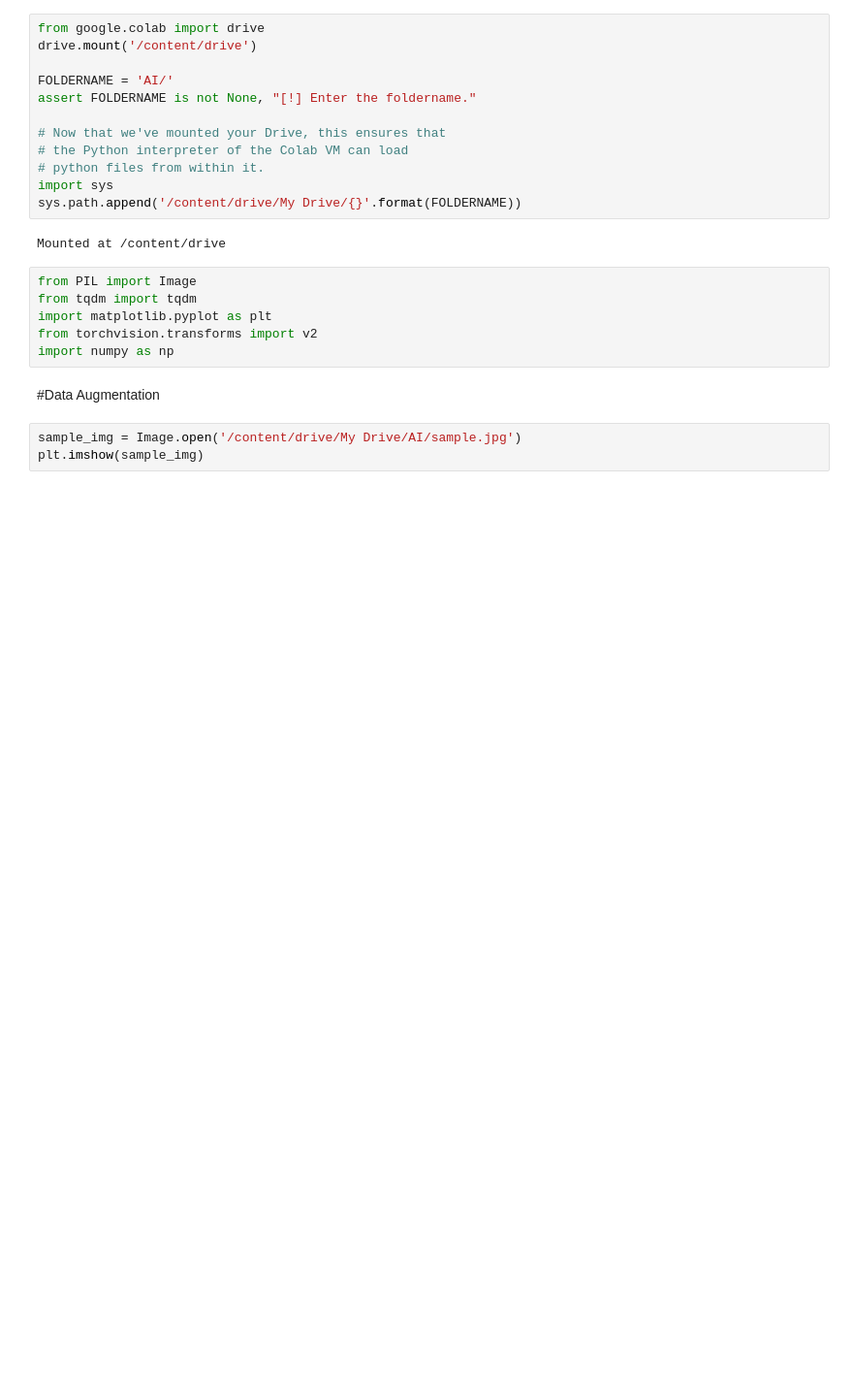
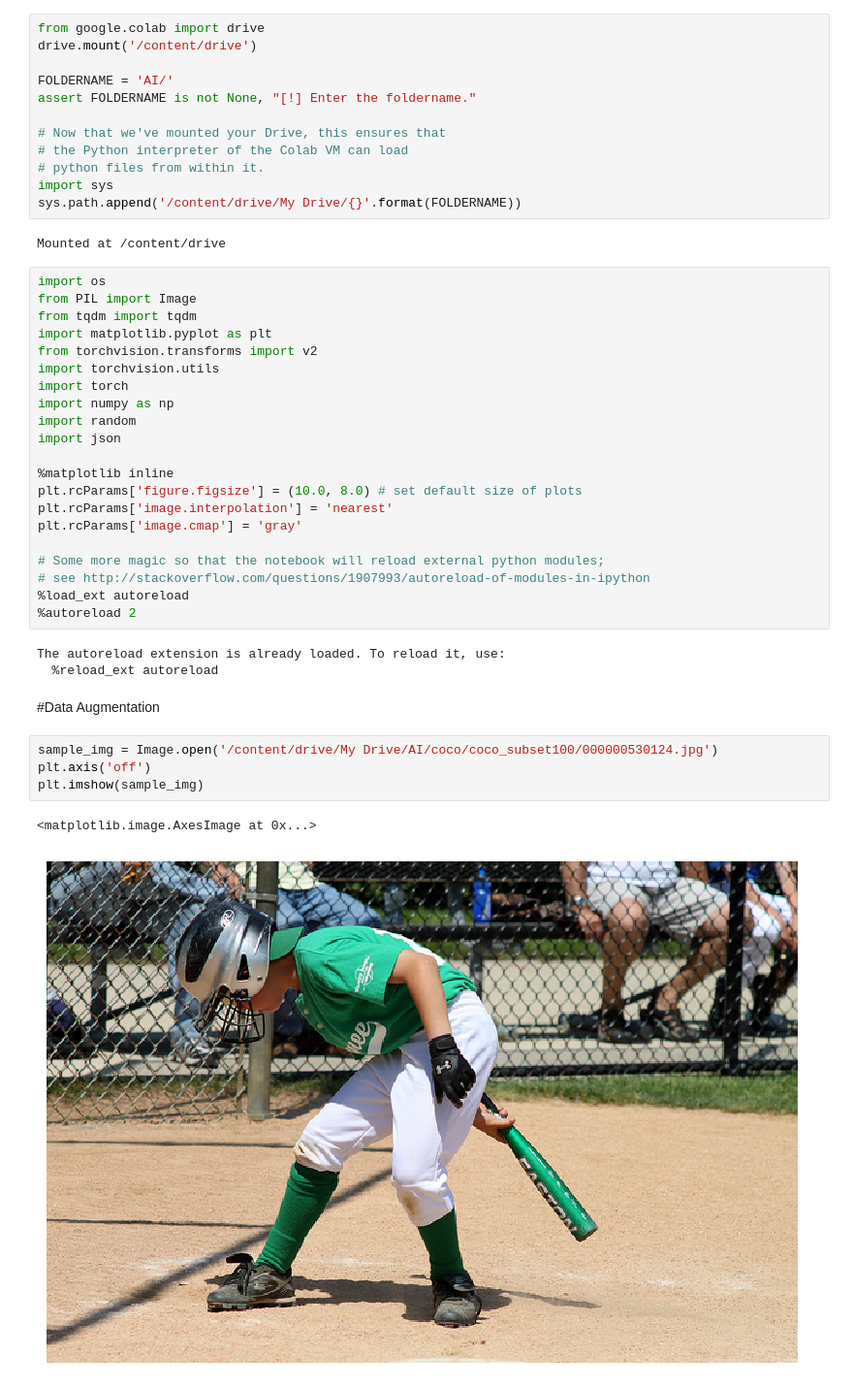
Before and after one commit to jesst0x/image-segmentation-in-dark, a Jupyter notebook: data_preprocessing.ipynb, the cells around one changed output. Shown at 97% size. Cells and saved outputs as stored; diff of their text form; blank space fills up the shorter version.

```diff
--- a/data_preprocessing.ipynb
+++ b/data_preprocessing.ipynb
@@ -14,14 +14,36 @@ import sys
 sys.path.append('/content/drive/My Drive/{}'.format(FOLDERNAME))
 # %% [output]
 Mounted at /content/drive
-# %%
-from PIL import Image
-from tqdm import tqdm
-import matplotlib.pyplot as plt
-from torchvision.transforms import v2
-import numpy as np
+# %%
+import os
+from PIL import Image
+from tqdm import tqdm
+import matplotlib.pyplot as plt
+from torchvision.transforms import v2
+import torchvision.utils
+import torch
+import numpy as np
+import random
+import json
+
+%matplotlib inline
+plt.rcParams['figure.figsize'] = (10.0, 8.0) # set default size of plots
+plt.rcParams['image.interpolation'] = 'nearest'
+plt.rcParams['image.cmap'] = 'gray'
+
+# Some more magic so that the notebook will reload external python modules;
+# see http://stackoverflow.com/questions/1907993/autoreload-of-modules-in-ipython
+%load_ext autoreload
+%autoreload 2
+# %% [output]
+The autoreload extension is already loaded. To reload it, use:
+  %reload_ext autoreload
 # %% [markdown]
 #Data Augmentation
 # %%
-sample_img = Image.open('/content/drive/My Drive/AI/sample.jpg')
+sample_img = Image.open('/content/drive/My Drive/AI/coco/coco_subset100/000000530124.jpg')
+plt.axis('off')
 plt.imshow(sample_img)
+# %% [output]
+<matplotlib.image.AxesImage at 0x...>
+[figure, added]
```
Also changed, not shown: parts of 25 cells of this notebook.
